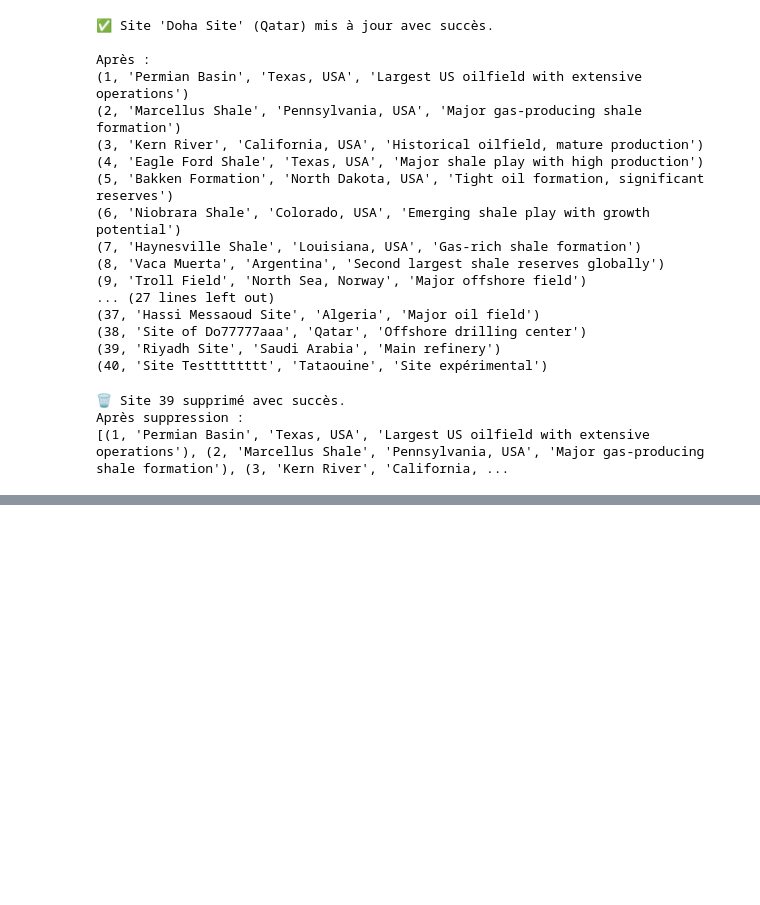
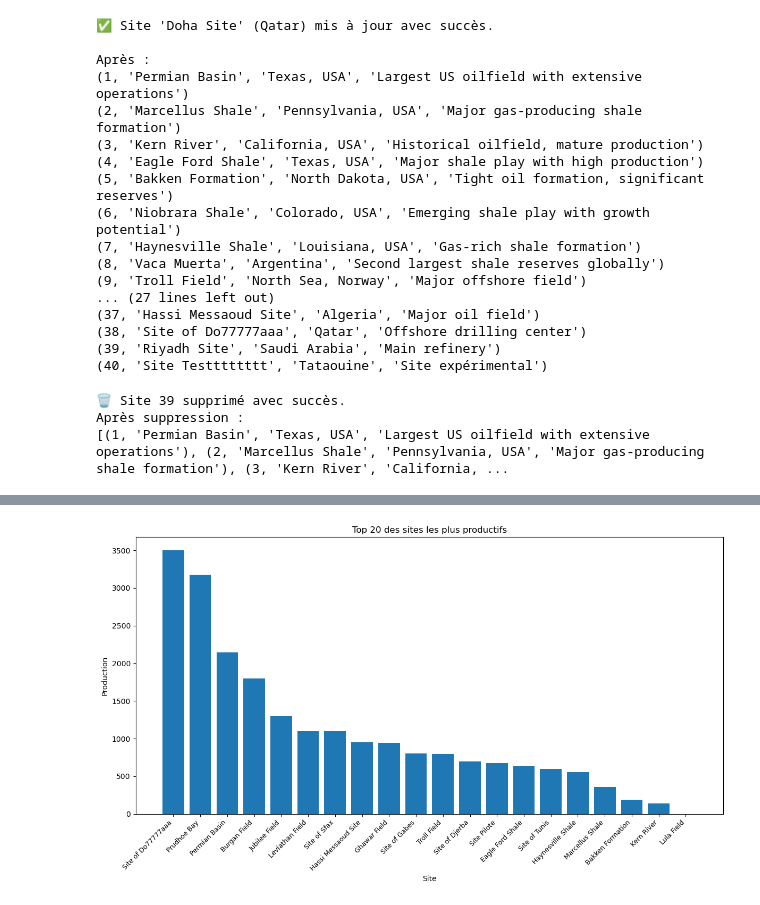
Before and after one commit to RihabZ/Oil_Production_Management_System, a Jupyter notebook: init_db.ipynb, the cells around one changed output, grey strips where cells are left out. Cells and saved outputs as stored; diff of their text form; code cells hidden in the pictures; blank space fills up the shorter version.

Commit message:
calculs indicateurs et visualisations

```diff
--- a/init_db.ipynb
+++ b/init_db.ipynb
@@ -1155,0 +1329,25 @@ for w in get_wells():
+# %%
+import pandas as pd
+import matplotlib.pyplot as plt
+
+from src.analytics import production_totale_par_site
+
+# ================== Production totale par site ==================
+data_site = production_totale_par_site()
+
+# Création du DataFrame
+df_site = pd.DataFrame(data_site, columns=["Site", "Production"])
+
+# TOP 20 sites les plus productifs
+top20 = df_site.sort_values(by="Production", ascending=False).head(20)
+
+plt.figure(figsize=(12,7))
+plt.bar(top20["Site"], top20["Production"])
+plt.title("Top 20 des sites les plus productifs")
+plt.xlabel("Site")
+plt.ylabel("Production")
+plt.xticks(rotation=45, ha='right', fontsize=9)
+plt.tight_layout()
+plt.show()
+# %% [output]
+[figure, added]
```
Also changed, not shown: parts of 53 cells of this notebook, 6 other files.
